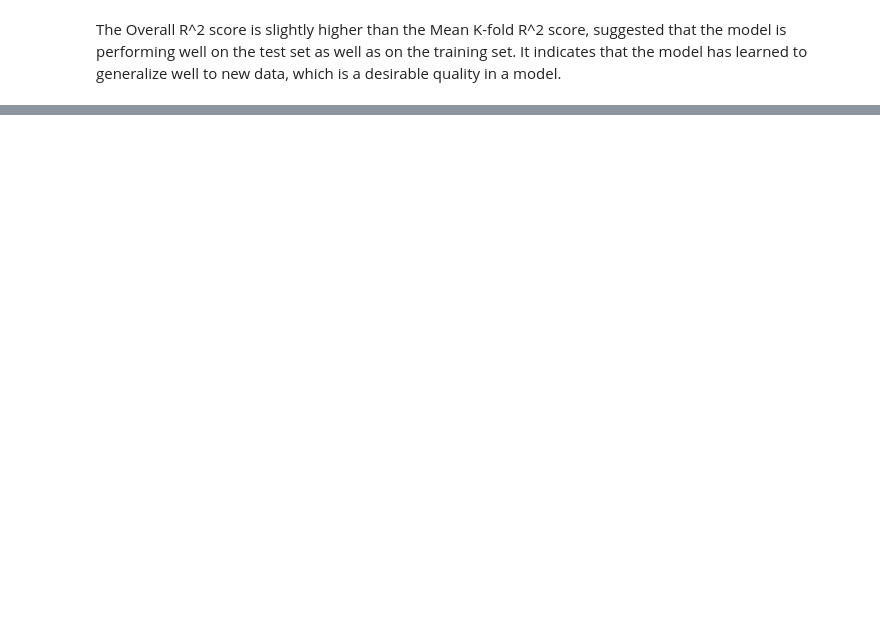
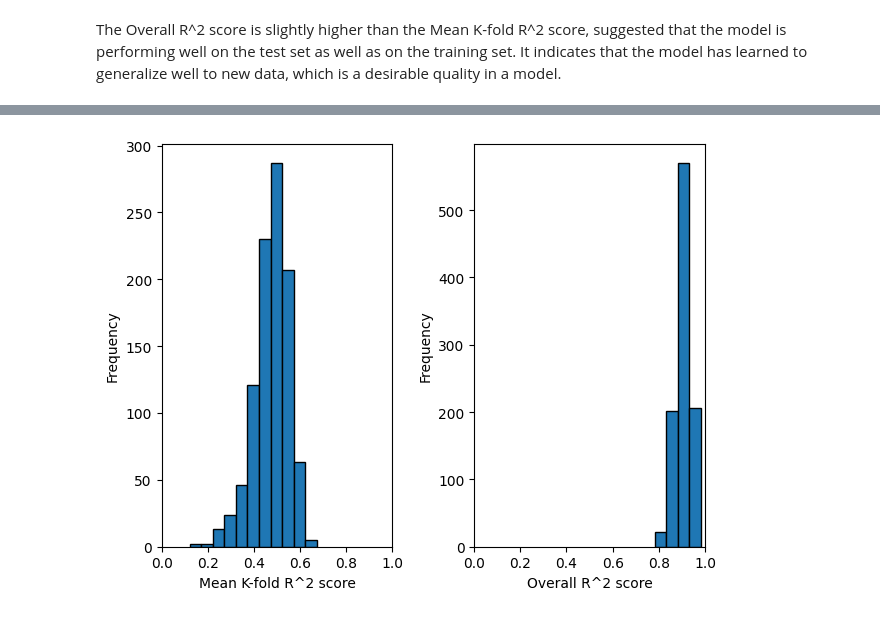
Before and after one commit to Comrade26/first_model_test, a Jupyter notebook: test.ipynb, the cells around one changed output, grey strips where cells are left out. Cells and saved outputs as stored; diff of their text form; code cells hidden in the pictures; blank space fills up the shorter version.

Commit message:
add tree and forest

```diff
--- a/test.ipynb
+++ b/test.ipynb
@@ -117,0 +113,5 @@ axs[1].set_xlim([0, 1])
+# %%
+decision_tree_model = create_model(DecisionTreeRegressor(), 0.1, X, Y, n_splits=5)
+tree_yield = mean_score(1000, decision_tree_model)
+df_tree = pd.DataFrame(tree_yield)
+df_tree.columns = ['Mean_K-fold_R^2_score', 'Overall_R^2_score']
@@ -117,0 +127,6 @@ axs[1].set_xlim([0, 1])
+# %%
+kfold = df_tree['Mean_K-fold_R^2_score']
+r2score = df_tree['Overall_R^2_score']
+hist_kfold_r2score(kfold, r2score, 0.05)
+# %% [output]
+[figure, added]
```
Also changed, not shown: parts of 15 cells of this notebook.
